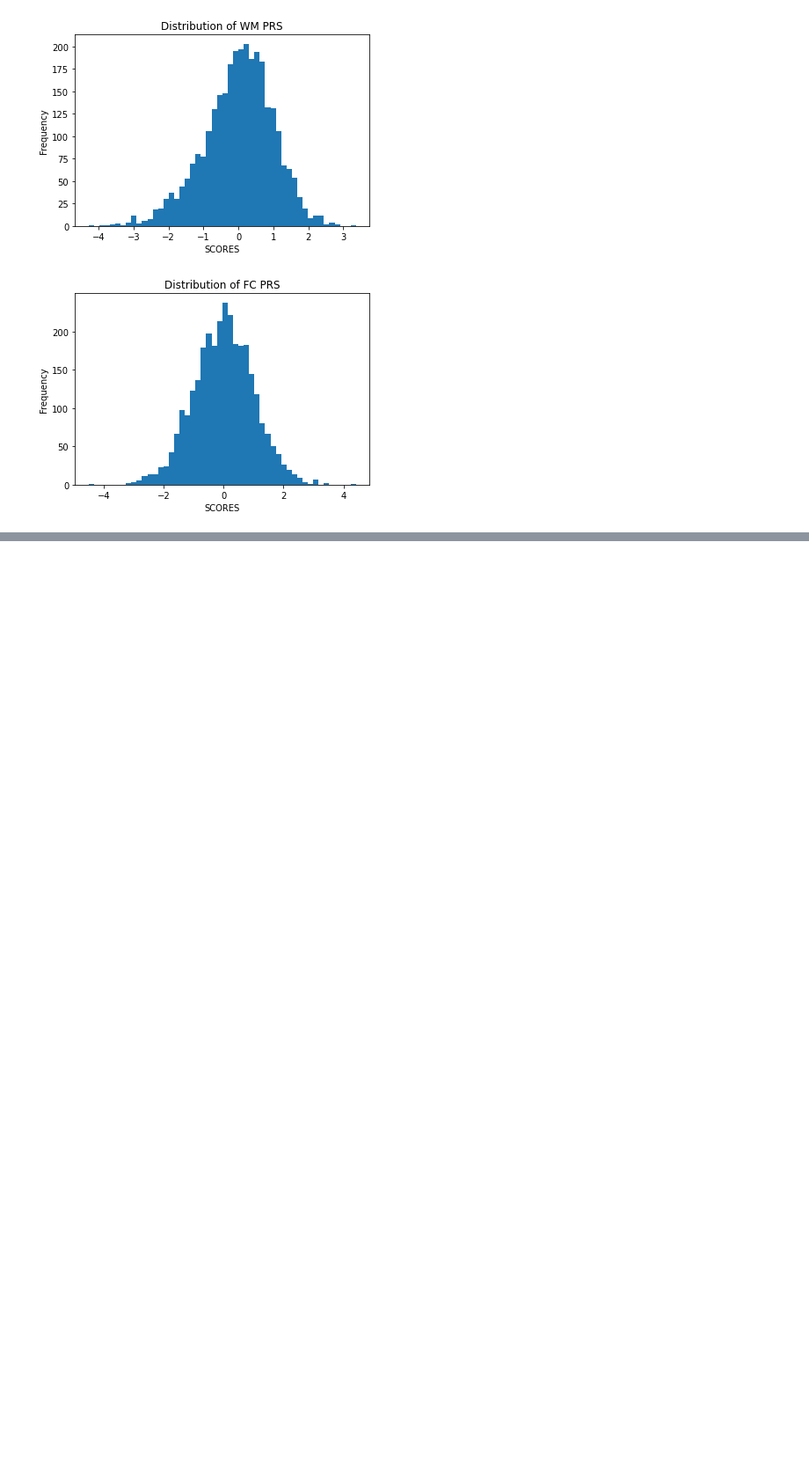
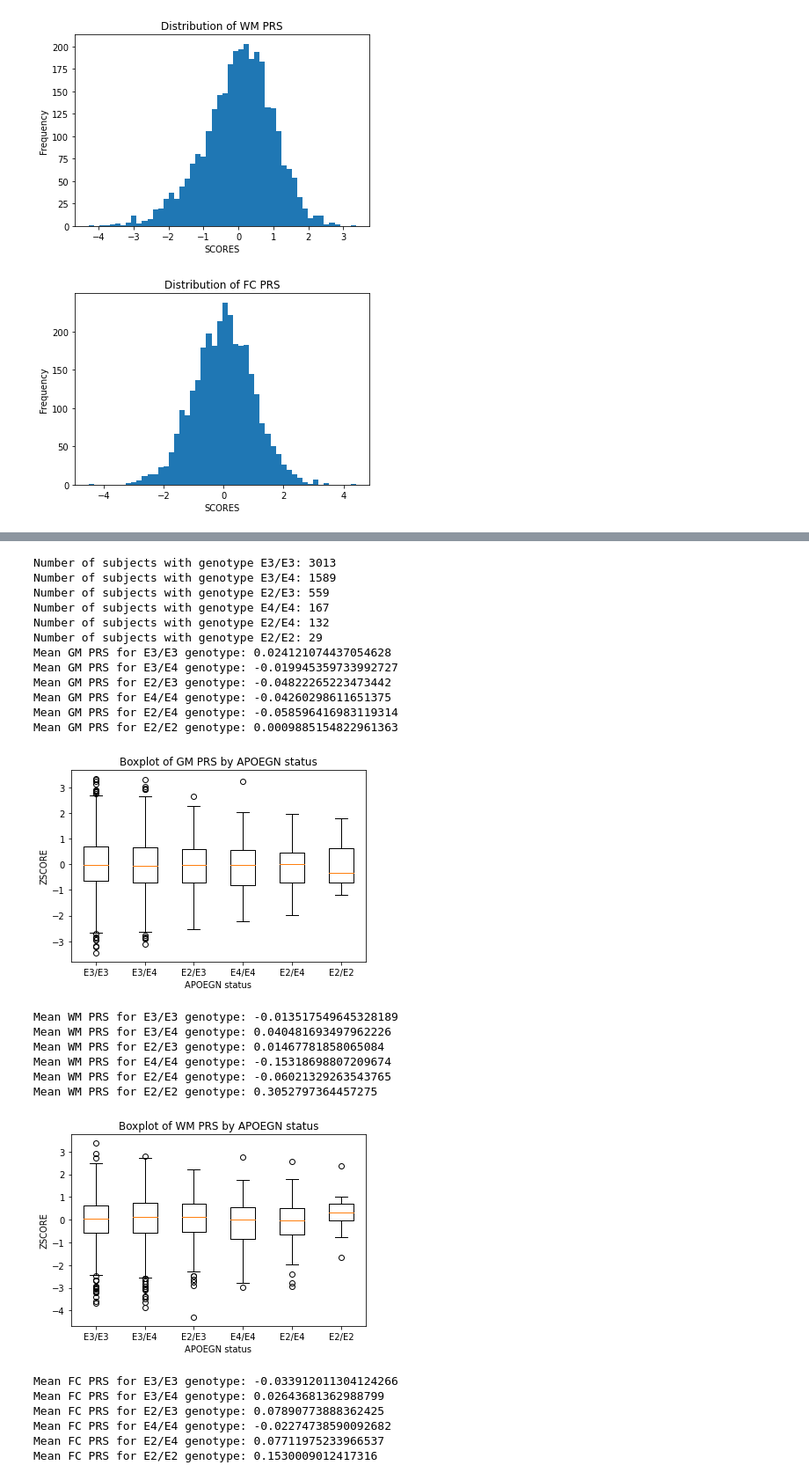
Before and after one commit to JGarciaCondado/AgingBrainStudy, a Jupyter notebook: Data_analysis.ipynb, the cells around one changed output, grey strips where cells are left out. Shown at 88% size. Saved outputs shown, nothing was run; the diff lists cells and outputs as text; code cells hidden in the pictures; blank space fills up the shorter version.

```diff
--- a/Data_analysis.ipynb
+++ b/Data_analysis.ipynb
@@ -80,0 +131,47 @@ print(df_factors)
+# %%
+# Divide by type of gen
+gen_types = df['APOEGN'].copy().dropna().unique()
+# NUmber of subjects for each genotype
+for gen in gen_types:
+    print('Number of subjects with genotype {}: {}'.format(gen, df[df['APOEGN'] == gen].shape[0]))
+for prs in prs_types:
+    # Get PRS for each genotype
+    gen_dict = {}
+    for gen in gen_types:
+        gen_prs = df[df['APOEGN'] == gen]['{}_ZSCORE'.format(prs)].dropna().to_numpy()
+        gen_dict[gen] = gen_prs
+        print('Mean {} PRS for {} genotype: {}'.format(prs, gen, gen_prs.mean()))
+    # Plot boxplots
+    plt.boxplot([gen_dict[gen] for gen in gen_types])
+    plt.title('Boxplot of {} PRS by APOEGN status'.format(prs))
+    plt.xlabel('APOEGN status')
+    plt.ylabel('ZSCORE')
+    plt.xticks(range(1, len(gen_types)+1), gen_types)
+    plt.show()
+# %% [output]
+Number of subjects with genotype E3/E3: 3013
+Number of subjects with genotype E3/E4: 1589
+Number of subjects with genotype E2/E3: 559
+Number of subjects with genotype E4/E4: 167
+Number of subjects with genotype E2/E4: 132
+Number of subjects with genotype E2/E2: 29
+Mean GM PRS for E3/E3 genotype: 0.024121074437054628
+Mean GM PRS for E3/E4 genotype: -0.019945359733992727
+Mean GM PRS for E2/E3 genotype: -0.04822265223473442
+Mean GM PRS for E4/E4 genotype: -0.04260298611651375
+Mean GM PRS for E2/E4 genotype: -0.058596416983119314
+Mean GM PRS for E2/E2 genotype: 0.0009885154822961363
+[figure, added]
+Mean WM PRS for E3/E3 genotype: -0.013517549645328189
+Mean WM PRS for E3/E4 genotype: 0.040481693497962226
+Mean WM PRS for E2/E3 genotype: 0.01467781858065084
+Mean WM PRS for E4/E4 genotype: -0.15318698807209674
+Mean WM PRS for E2/E4 genotype: -0.06021329263543765
+Mean WM PRS for E2/E2 genotype: 0.3052797364457275
+[figure, added]
+Mean FC PRS for E3/E3 genotype: -0.033912011304124266
+Mean FC PRS for E3/E4 genotype: 0.02643681362988799
+Mean FC PRS for E2/E3 genotype: 0.07890773888362425
+Mean FC PRS for E4/E4 genotype: -0.02274738590092682
+Mean FC PRS for E2/E4 genotype: 0.07711975233966537
+Mean FC PRS for E2/E2 genotype: 0.1530009012417316
```
Also changed, not shown: parts of 7 cells of this notebook, 1 other file.
